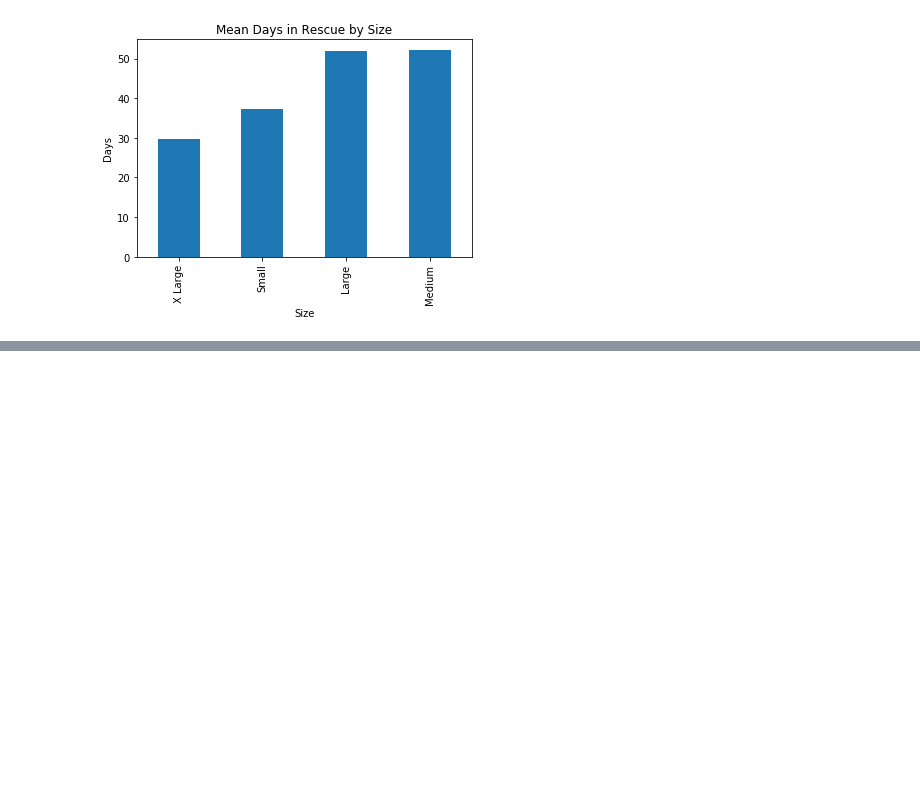
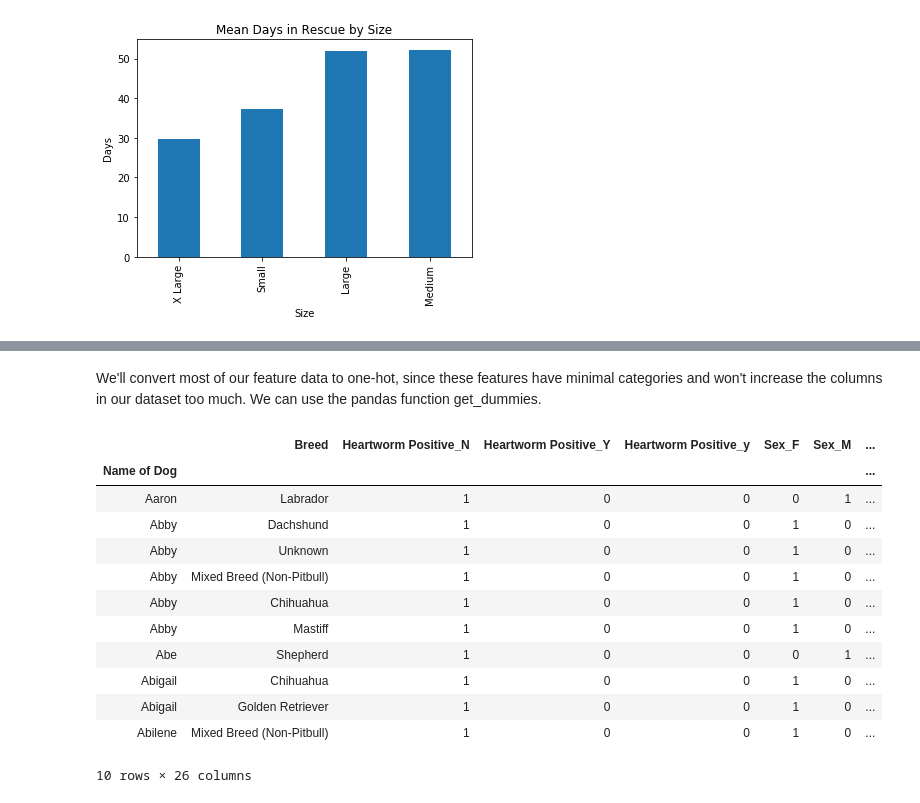
Before and after one commit to bhavanij2/dog-rescue-prediction, a Jupyter notebook: Needy_Paws.ipynb, the cells around one changed output, grey strips where cells are left out. Drawn from its saved outputs; the diff is of its cells as text; code cells hidden in the pictures; blank space fills up the shorter version.

```diff
--- a/Needy_Paws.ipynb
+++ b/Needy_Paws.ipynb
@@ -195,0 +204,4 @@ plt.show()
+# %%
+#we only need to encode the object datatypes
+obj_data = data.select_dtypes(include=['object'])
+obj_data.head(10)
@@ -195,0 +221,20 @@ plt.show()
+# %% [markdown]
+We'll convert most of our feature data to one-hot, since these features have minimal categories and won't increase the columns in our dataset too much. We can use the pandas function get_dummies.
+# %%
+encoded_data = pd.get_dummies(obj_data, columns=
+                              ['Heartworm Positive', 'Sex', 'Age Group When Rescued', 'Color', 'Size'])
+encoded_data.head(10)
+# %% [output]
+|  | Breed | Heartworm Positive_N | Heartworm Positive_Y | Heartworm Positive_y | Sex_F | Sex_M | ... |
+| Name of Dog |  |  |  |  |  |  | ... |
+| Aaron | Labrador | 1 | 0 | 0 | 0 | 1 | ... |
+| Abby | Dachshund | 1 | 0 | 0 | 1 | 0 | ... |
+| Abby | Unknown | 1 | 0 | 0 | 1 | 0 | ... |
+| Abby | Mixed Breed (Non-Pitbull) | 1 | 0 | 0 | 1 | 0 | ... |
+| Abby | Chihuahua | 1 | 0 | 0 | 1 | 0 | ... |
+| Abby | Mastiff | 1 | 0 | 0 | 1 | 0 | ... |
+| Abe | Shepherd | 1 | 0 | 0 | 0 | 1 | ... |
+| Abigail | Chihuahua | 1 | 0 | 0 | 1 | 0 | ... |
+| Abigail | Golden Retriever | 1 | 0 | 0 | 1 | 0 | ... |
+| Abilene | Mixed Breed (Non-Pitbull) | 1 | 0 | 0 | 1 | 0 | ... |
+10 rows × 26 columns
```
Also changed, not shown: parts of 21 cells of this notebook.
